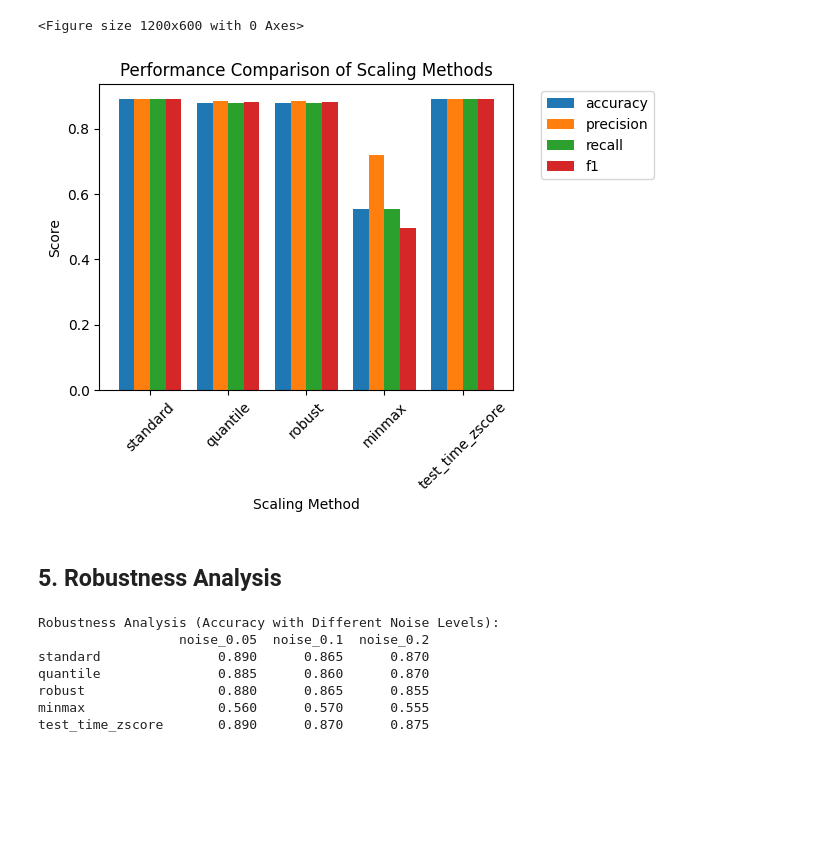
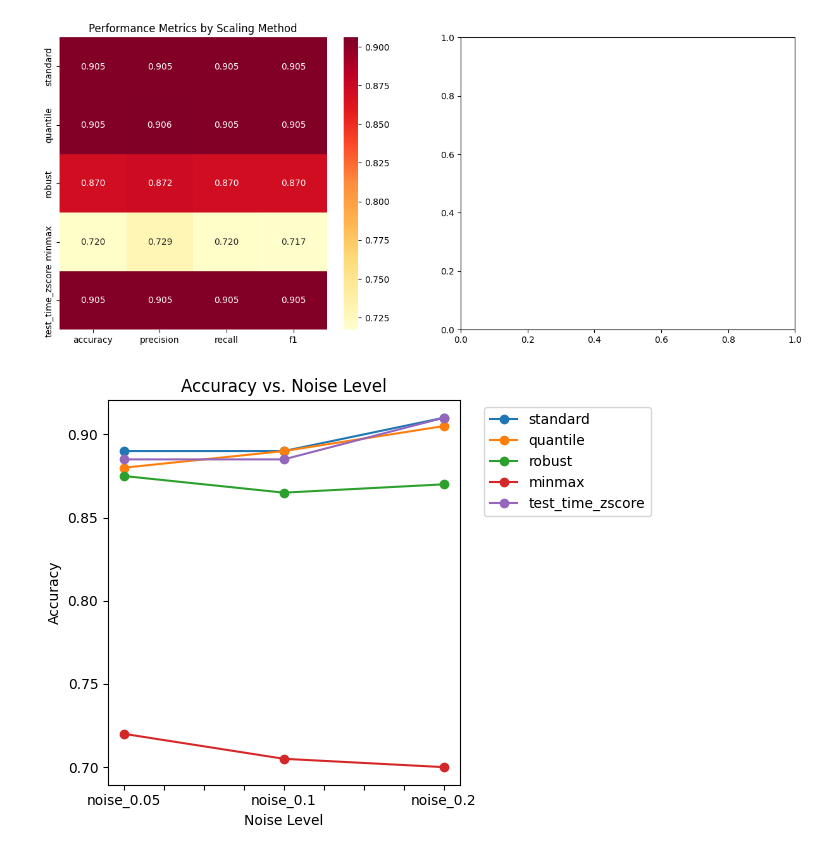
Before and after one commit to Nengock/simple-test-time-scaling, a Jupyter notebook: notebooks/04_evaluation.ipynb, the cells around one changed output. Cells and saved outputs as stored; diff of their text form; code cells hidden in the pictures; blank space fills up the shorter version.

```diff
--- a/notebooks/04_evaluation.ipynb
+++ b/notebooks/04_evaluation.ipynb
@@ -38,5 +50,6 @@ for scaler_name in ['standard', 'quantile', 'robust', 'minmax']:
 # %%
 def get_metrics(y_true, y_pred):
+    """Calculate multiple performance metrics"""
     precision, recall, f1, _ = precision_recall_fscore_support(y_true, y_pred, average='weighted')
     accuracy = accuracy_score(y_true, y_pred)
     return {
@@ -81,6 +96,7 @@ def get_predictions(X):
 
 # Perform McNemar's test for statistical significance
 def mcnemar_test(pred1, pred2, y_true):
+    """Perform McNemar's test to compare two classifiers"""
     correct1 = pred1 == y_true
     correct2 = pred2 == y_true
 
@@ -121,53 +180,23 @@ test_time_zscore        inf  0.000000e+00
 # %%
 # Plot performance metrics
-plt.figure(figsize=(12, 6))
-results_df.plot(kind='bar', width=0.8)
-plt.title('Performance Comparison of Scaling Methods')
-plt.xlabel('Scaling Method')
-plt.ylabel('Score')
-plt.xticks(rotation=45)
+plt.figure(figsize=(15, 6))
+
+# Performance metrics heatmap
+plt.subplot(1, 2, 1)
+sns.heatmap(results_df, annot=True, cmap='YlOrRd', fmt='.3f')
+plt.title('Performance Metrics by Scaling Method')
+
+# Robustness plot
+plt.subplot(1, 2, 2)
+robustness_df.T.plot(marker='o')
+plt.title('Accuracy vs. Noise Level')
+plt.xlabel('Noise Level')
+plt.ylabel('Accuracy')
 plt.legend(bbox_to_anchor=(1.05, 1), loc='upper left')
+
 plt.tight_layout()
 plt.show()
 # %% [output]
-<Figure size 1200x600 with 0 Axes>
-[figure, old version]
+[figure, new version]
+[figure, added]
-# %% [markdown]
-## 5. Robustness Analysis
-# %%
-def add_noise(X, noise_level=0.1):
-    noise = np.random.normal(0, noise_level, X.shape)
-    return X + noise
-
-# Test robustness with different noise levels
-noise_levels = [0.05, 0.1, 0.2]
-robustness_results = {}
-
-for noise_level in noise_levels:
-    noisy_X = add_noise(X_test, noise_level)
-    method_results = {}
-
-    for method in scaling_methods:
-        X_scaled = scaling_manager.transform(noisy_X, method)
-        y_pred = model.predict(X_scaled)
-        method_results[method] = accuracy_score(y_test, y_pred)
-
-    # Add test-time z-score
-    X_zscore = scaling_manager.test_time_zscore(noisy_X)
-    y_pred = model.predict(X_zscore)
-    method_results['test_time_zscore'] = accuracy_score(y_test, y_pred)
-
-    robustness_results[f'noise_{noise_level}'] = method_results
-
-robustness_df = pd.DataFrame(robustness_results)
-print("Robustness Analysis (Accuracy with Different Noise Levels):")
-print(robustness_df)
-# %% [output]
-Robustness Analysis (Accuracy with Different Noise Levels):
-                  noise_0.05  noise_0.1  noise_0.2
-standard               0.890      0.865      0.870
-quantile               0.885      0.860      0.870
-robust                 0.880      0.865      0.855
-minmax                 0.560      0.570      0.555
-test_time_zscore       0.890      0.870      0.875
 # %% [markdown]
```
Also changed, not shown: parts of 12 cells of this notebook, 3 other files.
